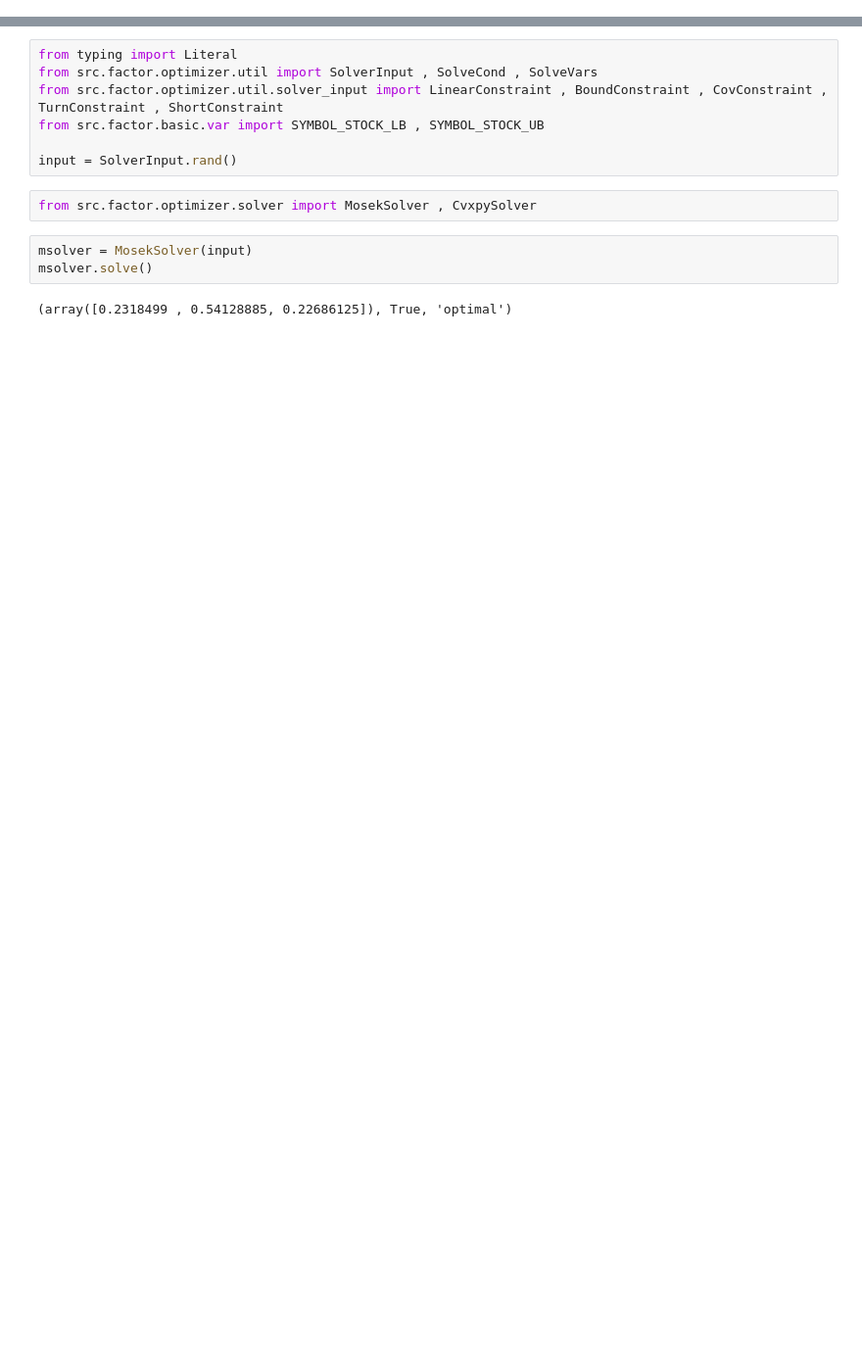
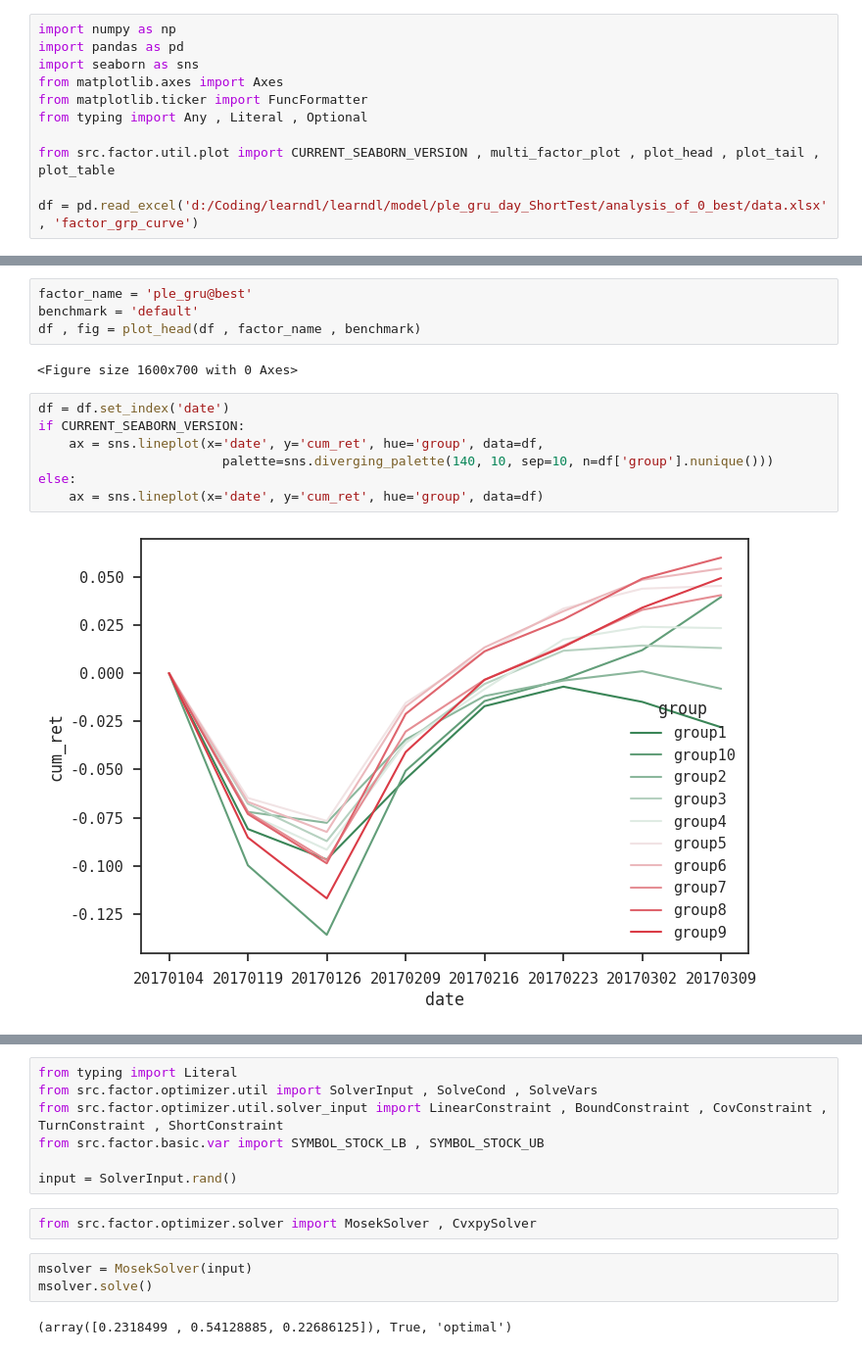
Before and after one commit to mengkjin/learndl, a Jupyter notebook: cvxpy.ipynb, the cells around one changed output, grey strips where cells are left out. Shown at 98% size. Saved outputs shown, nothing was run; the diff lists cells and outputs as text; blank space fills up the shorter version.

```diff
--- a/cvxpy.ipynb
+++ b/cvxpy.ipynb
@@ -0,0 +1,11 @@
+# %%
+import numpy as np
+import pandas as pd
+import seaborn as sns
+from matplotlib.axes import Axes
+from matplotlib.ticker import FuncFormatter
+from typing import Any , Literal , Optional
+
+from src.factor.util.plot import CURRENT_SEABORN_VERSION , multi_factor_plot , plot_head , plot_tail , plot_table
+
+df = pd.read_excel('d:/Coding/learndl/learndl/model/ple_gru_day_ShortTest/analysis_of_0_best/data.xlsx' , 'factor_grp_curve')
@@ -0,0 +28,15 @@
+# %%
+factor_name = 'ple_gru@best'
+benchmark = 'default'
+df , fig = plot_head(df , factor_name , benchmark)
+# %% [output]
+<Figure size 1600x700 with 0 Axes>
+# %%
+df = df.set_index('date')
+if CURRENT_SEABORN_VERSION:
+    ax = sns.lineplot(x='date', y='cum_ret', hue='group', data=df,
+                        palette=sns.diverging_palette(140, 10, sep=10, n=df['group'].nunique()))
+else:
+    ax = sns.lineplot(x='date', y='cum_ret', hue='group', data=df)
+# %% [output]
+[figure, added]
```
Also changed, not shown: parts of 15 cells of this notebook, 26 other files.
